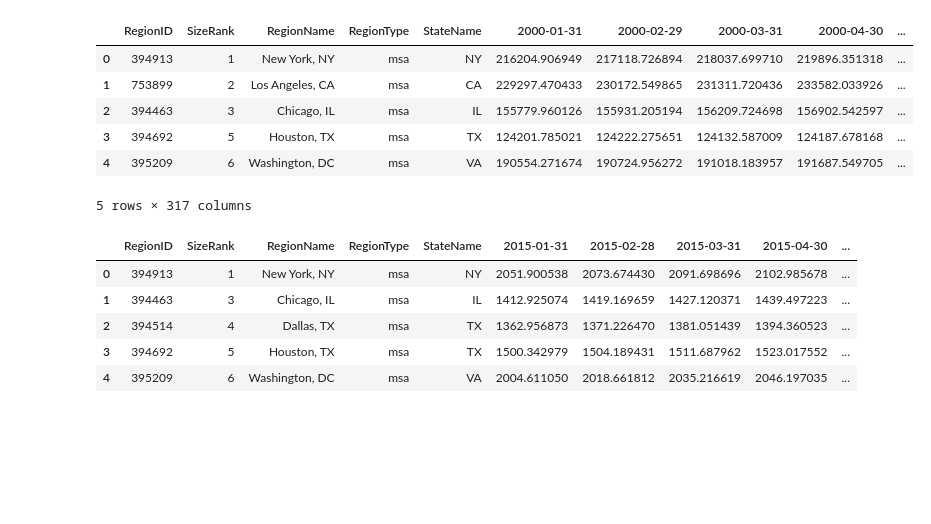
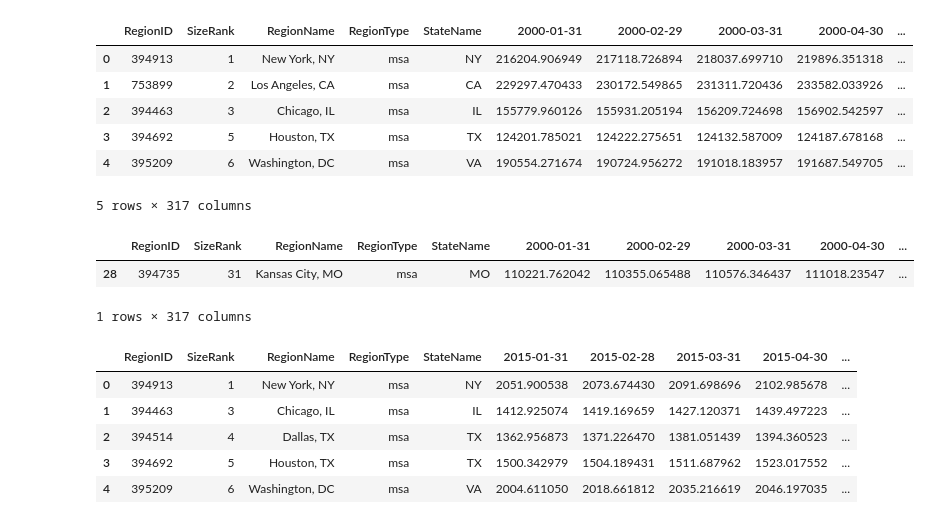
Before and after one commit to Brody3234/Intro-to-Data-Science-Group-2-Project, a Jupyter notebook: IDS Group 2 Project Report.ipynb, the cells around one changed output. Drawn from its saved outputs; the diff is of its cells as text; code cells hidden in the pictures; blank space fills up the shorter version.

Commit message:
added chart imports
Added altair imports for creating charts.
Added cell for performing exploratory analysis on the single family home value data set

```diff
--- a/IDS Group 2 Project Report.ipynb
+++ b/IDS Group 2 Project Report.ipynb
@@ -52,6 +54,14 @@ hv_df.head()
 | 3 | 394692 | 5 | Houston, TX | msa | TX | 124201.785021 | 124222.275651 | 124132.587009 | 124187.678168 | ... |
 | 4 | 395209 | 6 | Washington, DC | msa | VA | 190554.271674 | 190724.956272 | 191018.183957 | 191687.549705 | ... |
 5 rows × 317 columns
+# %%
+#Exploratory analysis on SF home data
+kc = hv_df[hv_df["RegionName"] == "Kansas City, MO"]
+kc
+# %% [output]
+|  | RegionID | SizeRank | RegionName | RegionType | StateName | 2000-01-31 | 2000-02-29 | 2000-03-31 | 2000-04-30 | ... |
+| 28 | 394735 | 31 | Kansas City, MO | msa | MO | 110221.762042 | 110355.065488 | 110576.346437 | 111018.23547 | ... |
+1 rows × 317 columns
 # %%
 # Load Rental Data from Zillow
 rent_df = pd.read_csv('Data/Metro_zori_uc_sfr_sm_month.csv')
```
Also changed, not shown: parts of 1 cell of this notebook.
